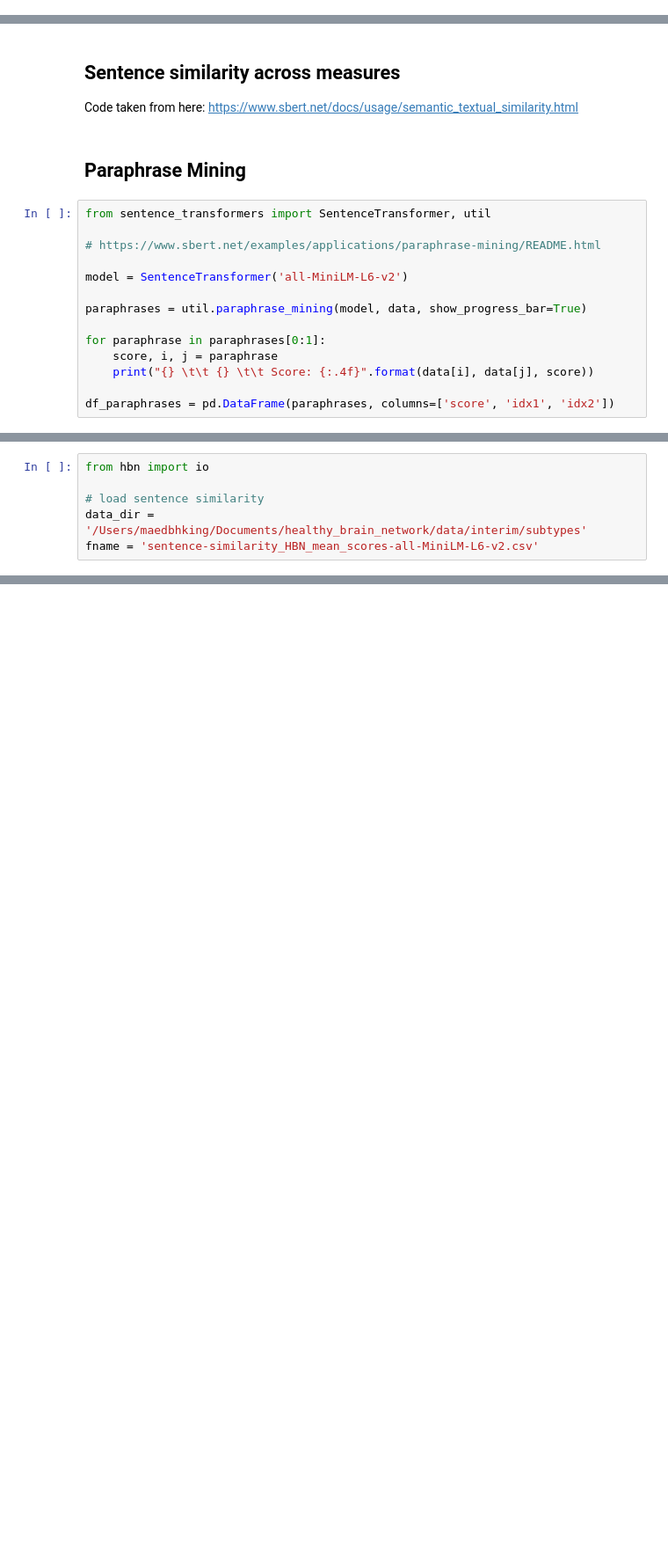
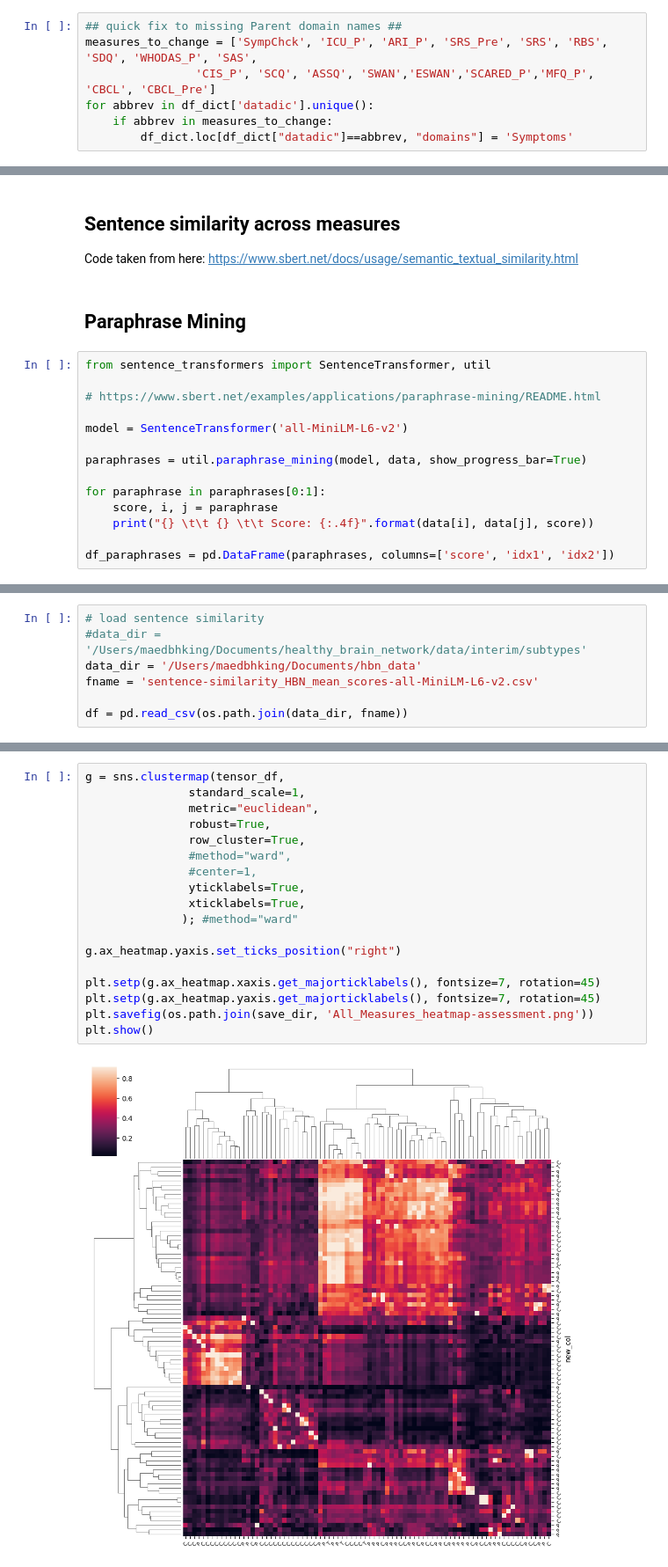
Before and after one commit to burdinskid13/healthy_brain_network, a Jupyter notebook: notebooks/topic_modeling_HBN.ipynb, the cells around one changed output, grey strips where cells are left out. Shown at 88% size. Cells and saved outputs as stored; diff of their text form; blank space fills up the shorter version.

```diff
--- a/notebooks/topic_modeling_HBN.ipynb
+++ b/notebooks/topic_modeling_HBN.ipynb
@@ -35,0 +47,7 @@ df_dict = df[~idx].reset_index(drop=True)
+# %%
+## quick fix to missing Parent domain names ##
+measures_to_change = ['SympChck', 'ICU_P', 'ARI_P', 'SRS_Pre', 'SRS', 'RBS', 'SDQ', 'WHODAS_P', 'SAS',
+                'CIS_P', 'SCQ', 'ASSQ', 'SWAN','ESWAN','SCARED_P','MFQ_P', 'CBCL', 'CBCL_Pre']
+for abbrev in df_dict['datadic'].unique():
+    if abbrev in measures_to_change:
+        df_dict.loc[df_dict["datadic"]==abbrev, "domains"] = 'Symptoms'
@@ -389,6 +424,7 @@ sbatch /om2/user/maedbh/healthy_brain_network/hpc_scripts/run_item_analysis.sh
 # %%
-from hbn import io
+# load sentence similarity
+#data_dir = '/Users/maedbhking/Documents/healthy_brain_network/data/interim/subtypes'
+data_dir = '/Users/maedbhking/Documents/hbn_data'
+fname = 'sentence-similarity_HBN_mean_scores-all-MiniLM-L6-v2.csv'
 
-# load sentence similarity
-data_dir = '/Users/maedbhking/Documents/healthy_brain_network/data/interim/subtypes'
-fname = 'sentence-similarity_HBN_mean_scores-all-MiniLM-L6-v2.csv'
+df = pd.read_csv(os.path.join(data_dir, fname))
@@ -394,0 +471,20 @@ fname = 'sentence-similarity_HBN_mean_scores-all-MiniLM-L6-v2.csv'
+# %%
+g = sns.clustermap(tensor_df,
+               standard_scale=1,
+               metric="euclidean",
+               robust=True,
+               row_cluster=True,
+               #method="ward",
+               #center=1,
+               yticklabels=True,
+               xticklabels=True,
+              ); #method="ward"
+
+g.ax_heatmap.yaxis.set_ticks_position("right")
+
+plt.setp(g.ax_heatmap.xaxis.get_majorticklabels(), fontsize=7, rotation=45)
+plt.setp(g.ax_heatmap.yaxis.get_majorticklabels(), fontsize=7, rotation=45)
+plt.savefig(os.path.join(save_dir, 'All_Measures_heatmap-assessment.png'))
+plt.show()
+# %% [output]
+[figure, added]
```
Also changed, not shown: parts of 24 cells of this notebook, 6 other files.
